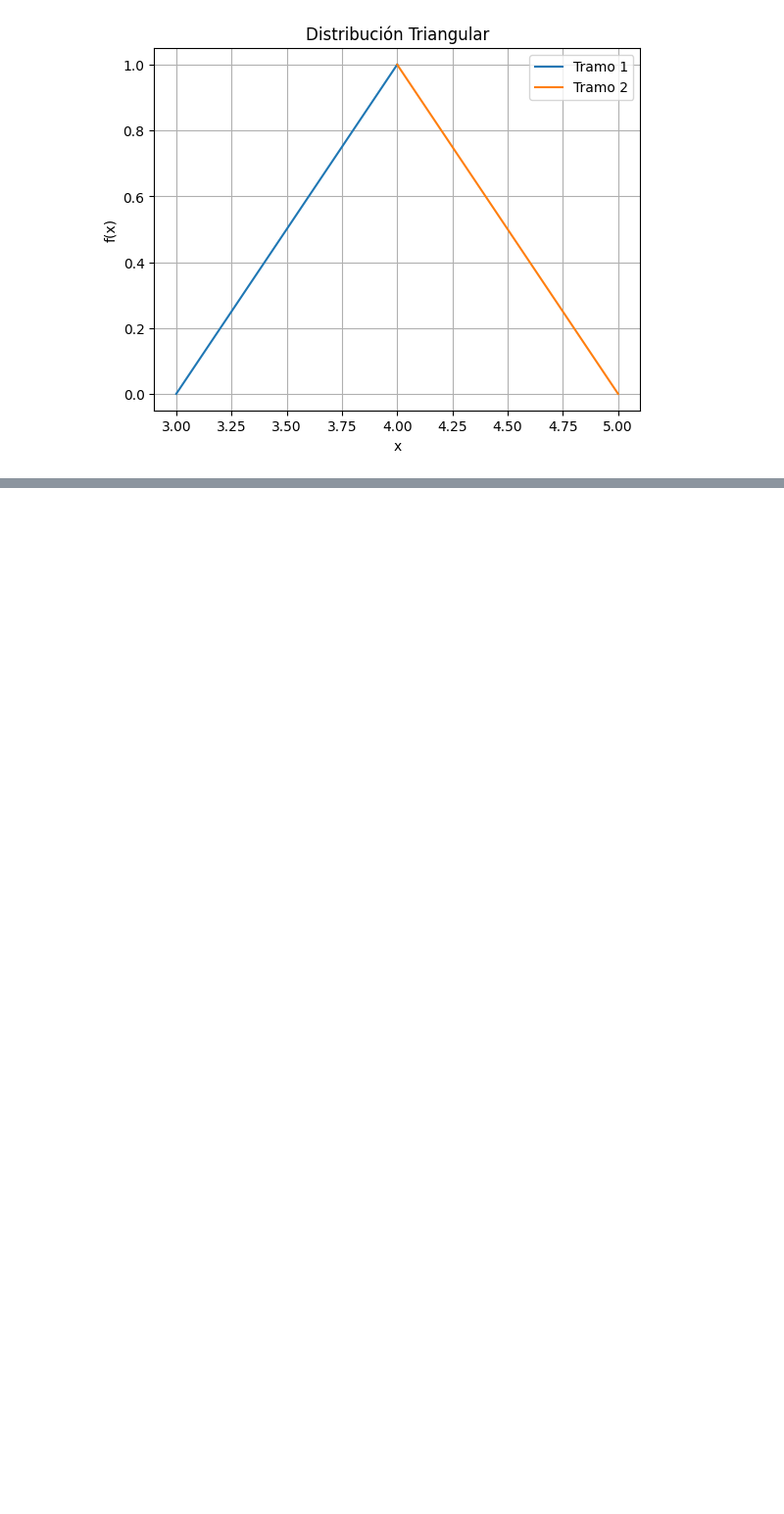
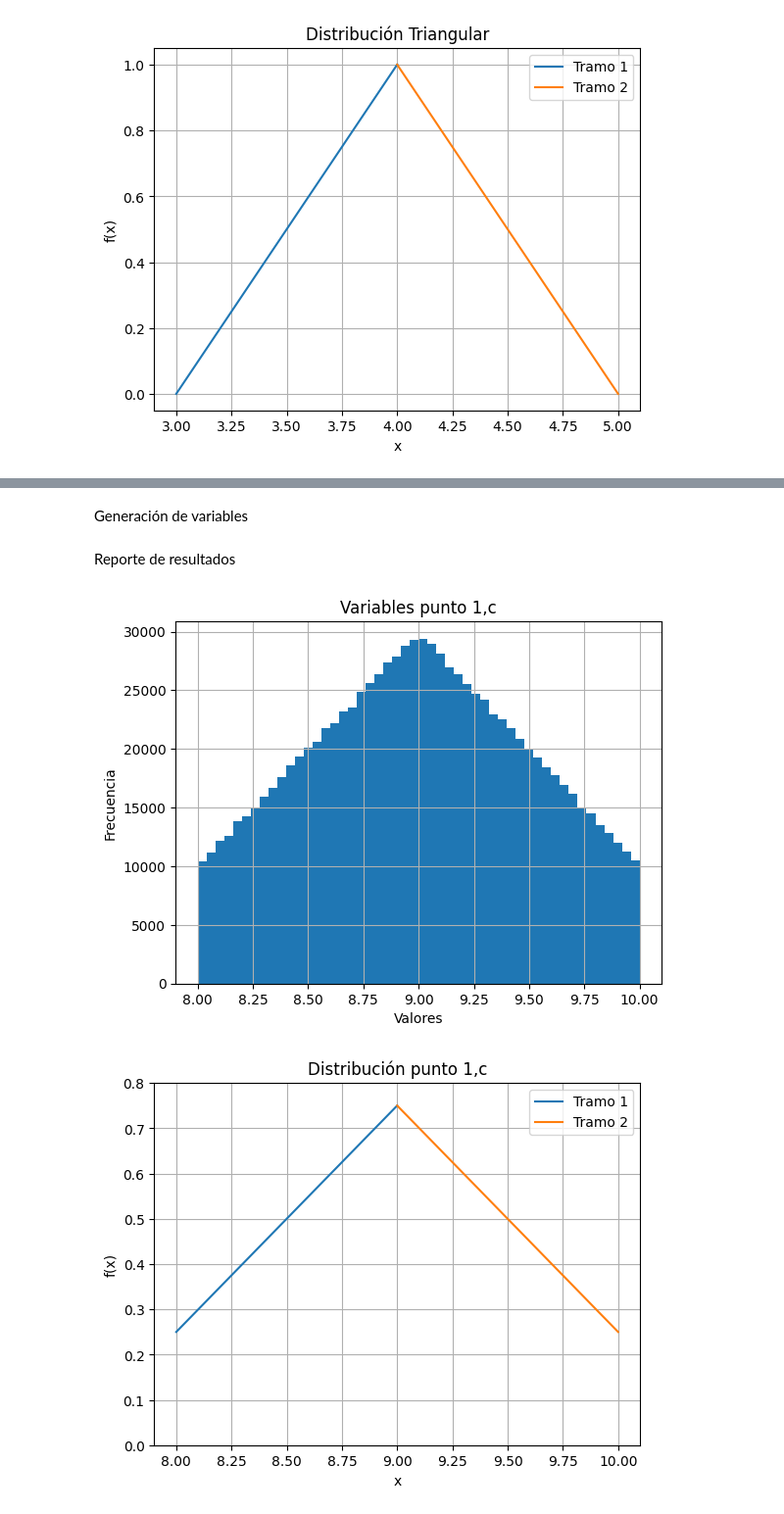
Before and after one commit to tobi1001/ModSimGrp6, a Jupyter notebook: Tarea2/punto1/punto1.ipynb, the cells around one changed output, grey strips where cells are left out. Shown at 98% size. Drawn from its saved outputs; the diff is of its cells as text; code cells hidden in the pictures; blank space fills up the shorter version.

Commit message:
Algoritmo y gráficas punto 1,c

```diff
--- a/Tarea2/punto1/punto1.ipynb
+++ b/Tarea2/punto1/punto1.ipynb
@@ -81,0 +87,2 @@ plt.show()
+# %% [markdown]
+Generación de variables
@@ -81,0 +142,34 @@ plt.show()
+# %% [markdown]
+Reporte de resultados
+# %%
+# GRAFICA DE LAS VARIABLES GENERADAS POR COMPOSICIÓN
+show_variates(variates_c,50,"Variables punto 1,c")
+# GRAFICA DE LA DISTRIBUCIÓN
+def funcion1(x):
+  return (1/2)*x-(15/4)
+
+def funcion2(x):
+  return (-1/2)*x+(21/4)
+
+dominio_1 = np.linspace(8,9, 100)
+dominio_2 = np.linspace(9,10, 100)
+
+# Calcular los puntos para cada tramo
+tramo_1 = funcion1(dominio_1)
+tramo_2 = funcion2(dominio_2)
+
+# Graficar los tramos
+plt.plot(dominio_1, tramo_1, label="Tramo 1")
+plt.plot(dominio_2, tramo_2, label="Tramo 2")
+
+# Agregar etiquetas y título
+plt.xlabel("x")
+plt.ylabel("f(x)")
+plt.ylim(0, 0.8)
+plt.title("Distribución punto 1,c")
+plt.legend()
+plt.grid(True)  # Add gridlines for better readability (optional)
+plt.show()
+# %% [output]
+[figure, added]
+[figure, added]
```
Also changed, not shown: parts of 2 cells of this notebook.
